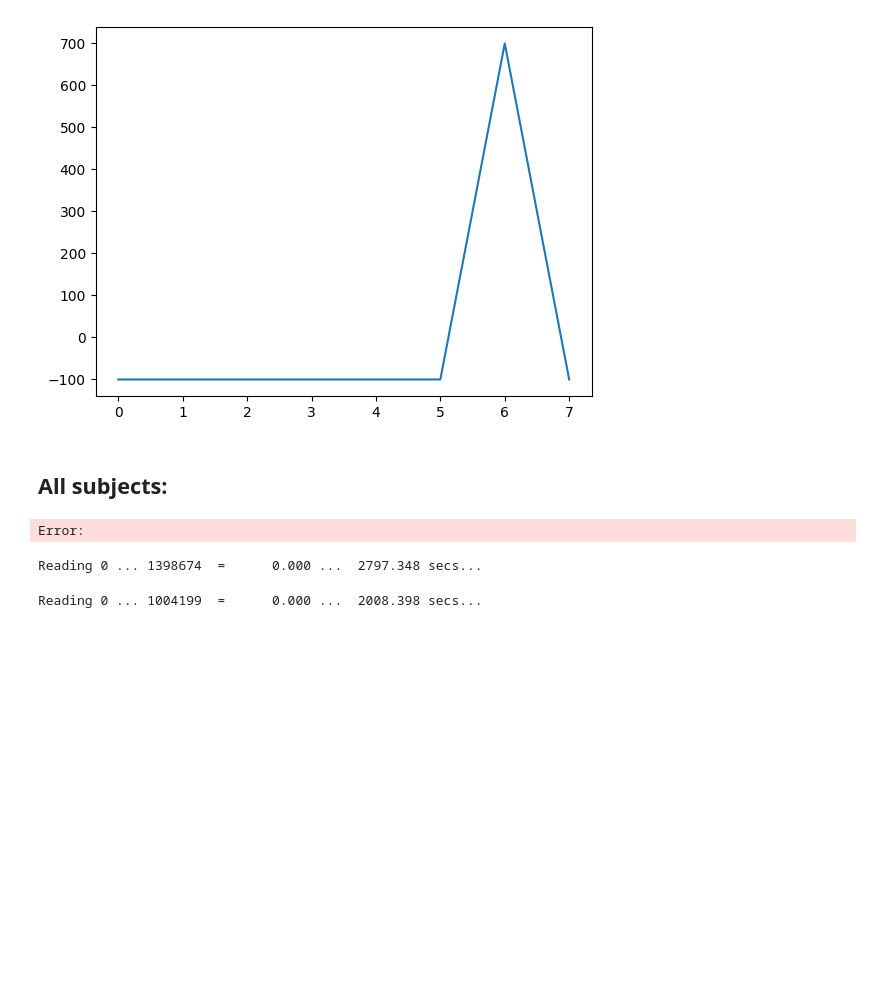
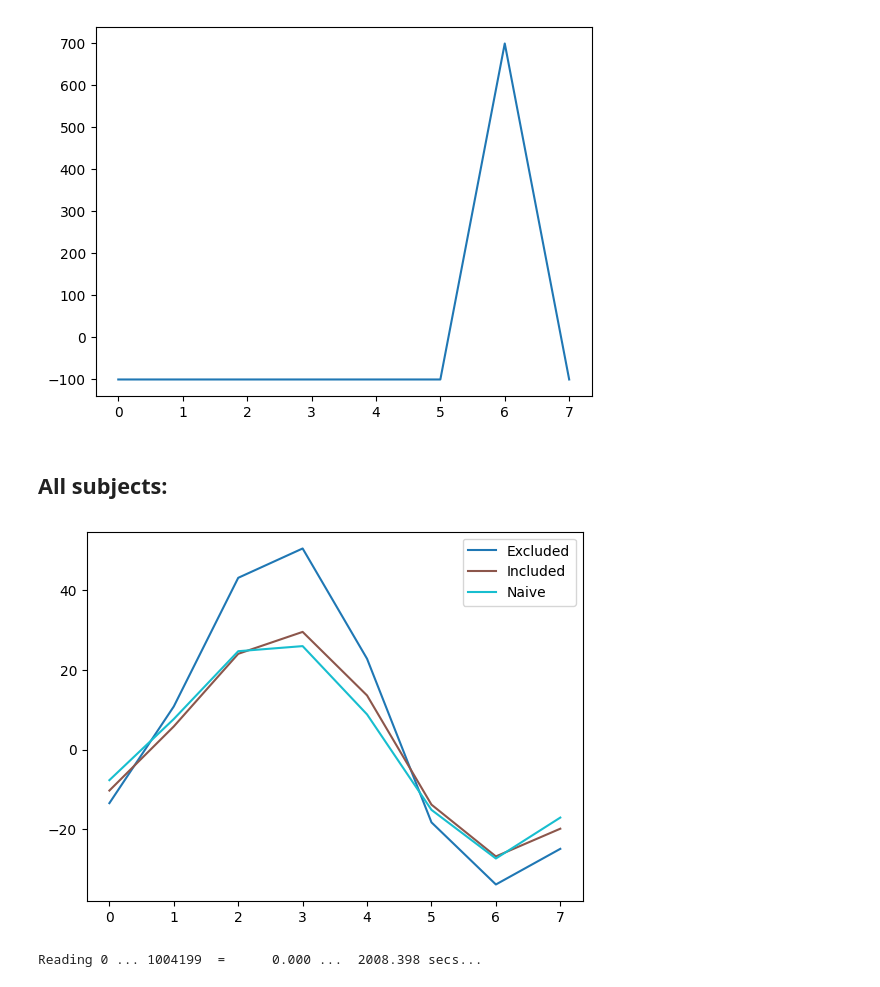
Before and after one commit to YannickLeon/EEGAnalysis, a Jupyter notebook: filtering2.ipynb, the cells around one changed output. Saved outputs shown, nothing was run; the diff lists cells and outputs as text; code cells hidden in the pictures; blank space fills up the shorter version.

```diff
--- a/filtering2.ipynb
+++ b/filtering2.ipynb
@@ -159,7 +159,7 @@ plt.show()
 ## All subjects:
 # %%
 def get_deviation_for_subjects(subjects, behavior, channels, num_bins=8, sampling_rate=500, window=1, baseline_method="exclude_event"):
-    deviation = [[0]*num_bins][0]
+    deviation = [0]*num_bins
     count = 0
     deviations = []
 
@@ -210,21 +210,27 @@ def plot_seperated(aggregated, not_aggregated):
 
     plt.show()
 # %%
-def plot_123(*aggregated):
+def plot_123(*aggregated, labels=None):
     color_map = cm.get_cmap('tab10', len(aggregated))
+    if labels is None:
+        labels = [f"Series {i+1}" for i in range(len(aggregated))]  # Default labels
     for i in range(len(aggregated)):
-        plt.plot([j for j in range(8)], aggregated[i], color=color_map[i])
+        plt.plot(
+            [j for j in range(8)],
+            aggregated[i],
+            color=color_map(i),
+            label=labels[i]
+        )
+    plt.legend()
     plt.show()
-# %% [output]
-Error:
 # %%
 aggregated_excluded, _ = get_deviation_for_subjects(17, "SHOOT_BUTTON", range(3, 4))
 aggregated_included, _ = get_deviation_for_subjects(17, "SHOOT_BUTTON", range(3, 4), baseline_method="include_event")
 aggregated_base, _ = get_deviation_for_subjects(17, "SHOOT_BUTTON", range(3, 4), baseline_method="naive")
 
-plot_123(aggregated_excluded, aggregated_included, aggregated_base)
+plot_123(aggregated_excluded, aggregated_included, aggregated_base, labels=["Excluded", "Included", "Naive"])
 # %% [output]
-Reading 0 ... 1398674  =      0.000 ...  2797.348 secs...
+[figure, added]
 # %%
 aggregated, not_aggregated = get_deviation_for_subjects(17, "SHOOT_BUTTON", range(3, 4))
 plot_seperated(aggregated, not_aggregated)
```
